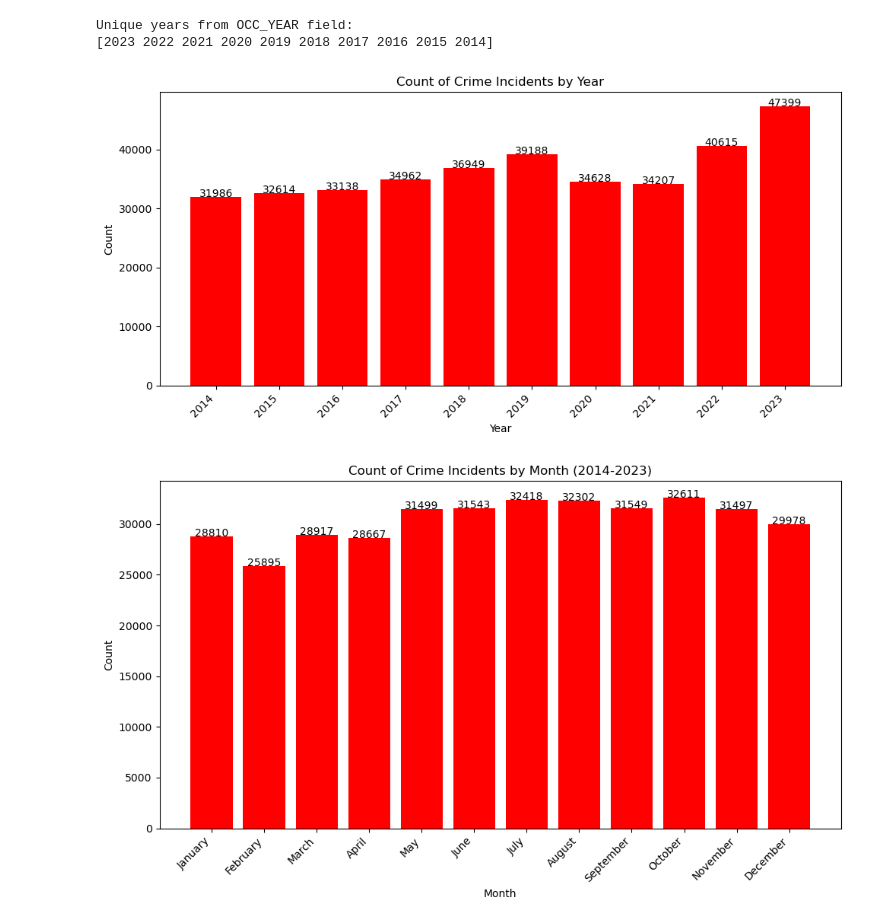
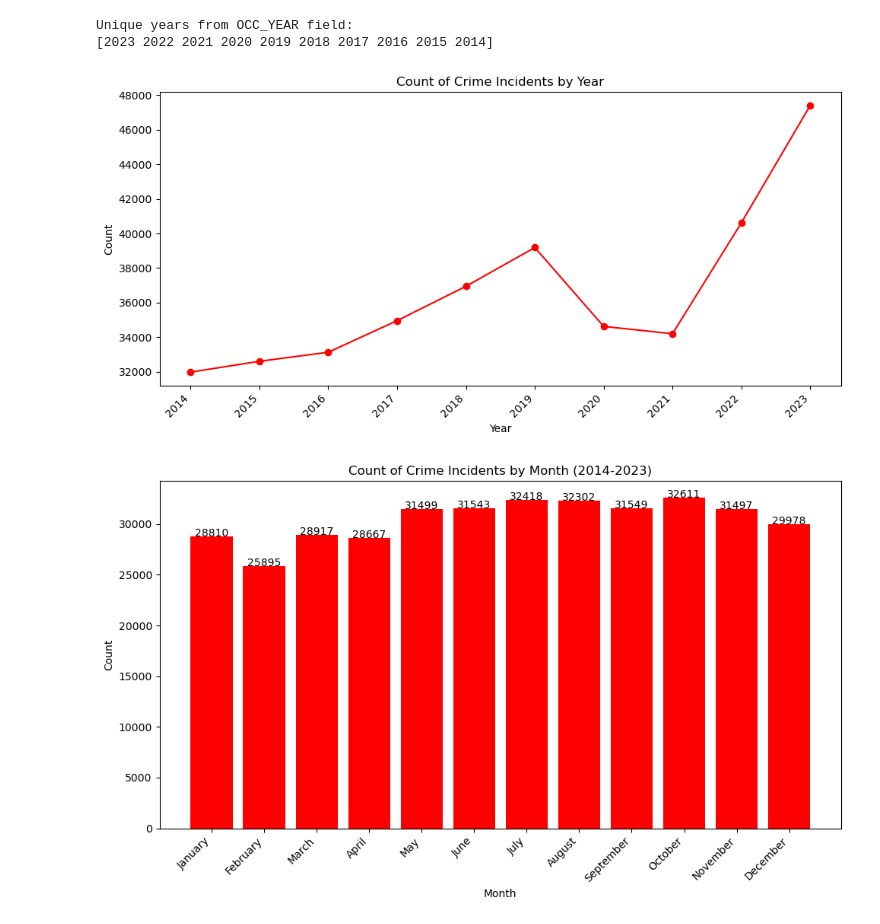
Before and after one commit to rentruong/ENGO645_TorontoCrimeAnalysis, a Jupyter notebook: DataExploration.ipynb, the cells around one changed output. Drawn from its saved outputs; the diff is of its cells as text; code cells hidden in the pictures.

```diff
--- a/DataExploration.ipynb
+++ b/DataExploration.ipynb
@@ -45,26 +45,26 @@ print(unique_years)
 # %% [output]
 Unique years from OCC_YEAR field:
 [2023 2022 2021 2020 2019 2018 2017 2016 2015 2014]
-# %%
-# Group by year and count occurrences
-grouped_data_YEAR = MCI_data.groupby('OCC_YEAR').size()
-
-# Plot bar plot
-plt.figure(figsize=(10, 5))  # Adjusting figure size for better visualization
-plt.bar(grouped_data_YEAR.index, grouped_data_YEAR, color='red')
-plt.title('Count of Crime Incidents by Year')
-plt.xlabel('Year')
-plt.ylabel('Count')
-plt.xticks(grouped_data_YEAR.index, rotation=45, ha='right')  # Setting x-axis ticks and labels
-
-# Label each bar with its respective count
-for x, y in zip(grouped_data_YEAR.index, grouped_data_YEAR):
-    plt.text(x, y + 0.1, '%d' % y, ha='center')
-
-plt.tight_layout()
-plt.show()
-# %% [output]
-[figure, removed]
+# %%
+# Group by year and count occurrences
+grouped_data_YEAR = MCI_data.groupby('OCC_YEAR').size()
+
+# Plot line chart
+plt.figure(figsize=(10, 5))  # Adjusting figure size for better visualization
+plt.plot(grouped_data_YEAR.index, grouped_data_YEAR, marker='o', color='red', linestyle='-')
+plt.title('Count of Crime Incidents by Year')
+plt.xlabel('Year')
+plt.ylabel('Count')
+plt.xticks(grouped_data_YEAR.index, rotation=45, ha='right')  # Setting x-axis ticks and labels
+
+# Label each point with its respective count (adjusting position above the points)
+#for x, y in zip(grouped_data_YEAR.index, grouped_data_YEAR):
+#    plt.text(x, y + 600, '%d' % y, ha='center', va='bottom')  # Adjusting y-coordinate to move label above point further
+
+plt.tight_layout()
+plt.show()
+# %% [output]
+[figure, added]
 # %%
 # Group by month and count occurrences
 grouped_data_MONTH = MCI_data.groupby('OCC_MONTH').size()
```
Also changed, not shown: parts of 5 cells of this notebook.
